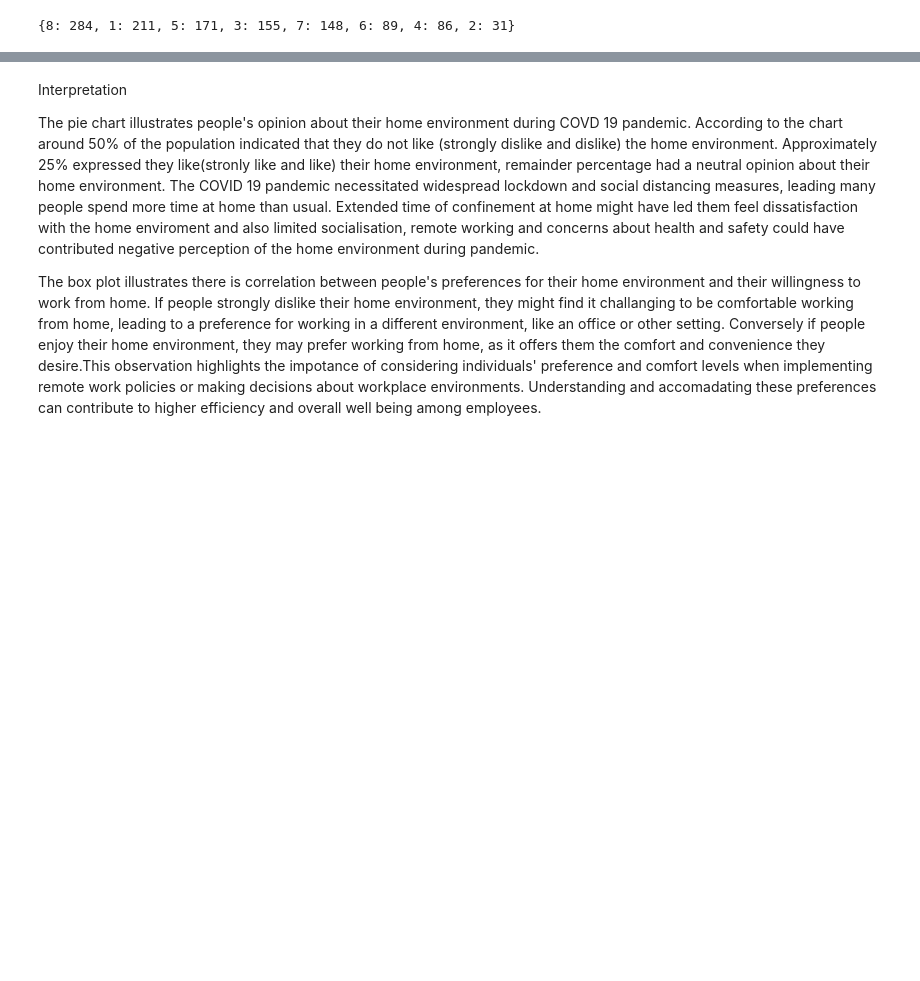
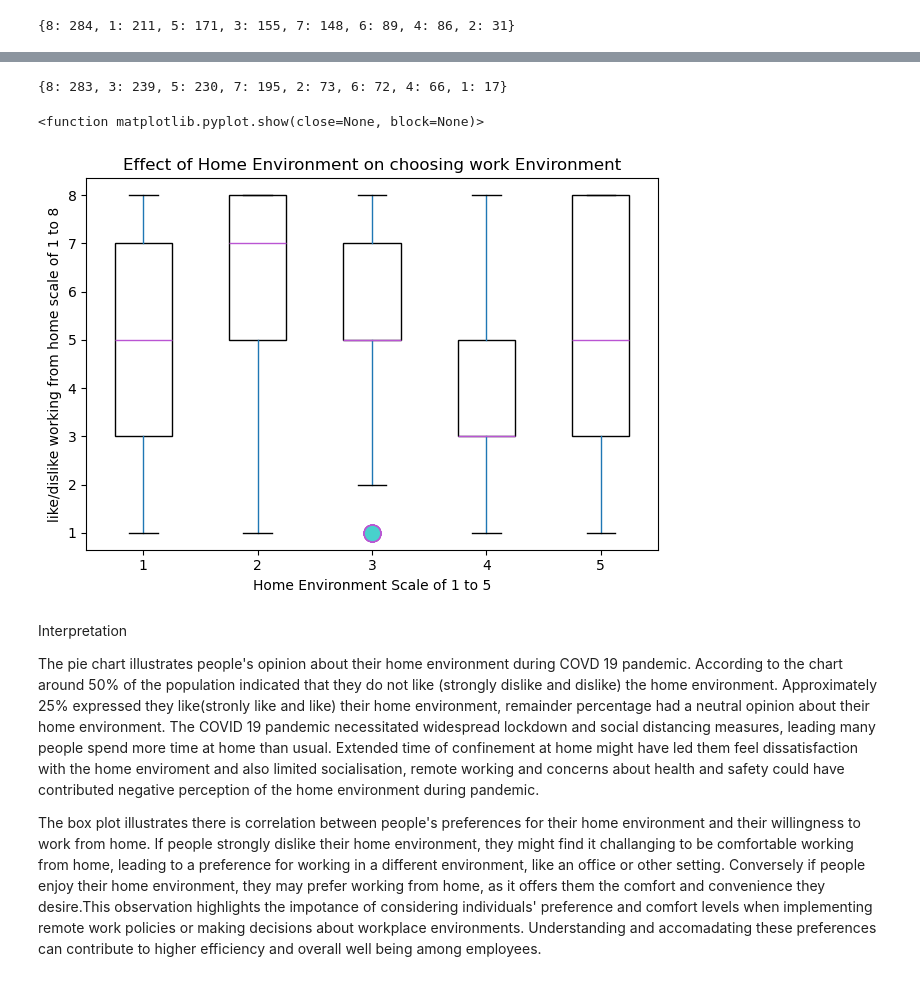
Before and after one commit to AayushiDaliparthi/Project_1_uoft, a Jupyter notebook: sharu.ipynb, the cells around one changed output, grey strips where cells are left out. Drawn from its saved outputs; the diff is of its cells as text; code cells hidden in the pictures; blank space fills up the shorter version.

```diff
--- a/sharu.ipynb
+++ b/sharu.ipynb
@@ -174,3 +174,29 @@ plt.show
+# %%
+# determininng the unique counts of individual scales(1 to 8) in scaled like working from home
+individual_scale_counts = {}
+individual_scale_counts = df["scaled_like_hw"].value_counts()
+dict(individual_scale_counts)
+# %% [output]
+{8: 283, 3: 239, 5: 230, 7: 195, 2: 73, 6: 72, 4: 66, 1: 17}
+# %%
+# create a box plot to see how home environment related to liking of working from home
+df.boxplot( by="home_env",column=["scaled_like_hw"],
+           patch_artist=True,
+           boxprops=dict(facecolor="white"),
+           medianprops=dict(color="mediumorchid"),
+           flierprops=dict(marker="o",markerfacecolor="mediumturquoise",
+           markersize=12,linestyle="none",markeredgecolor="mediumorchid"))
+plt.title("Effect of Home Environment on choosing work Environment")
+plt.suptitle("")
+plt.xlabel("Home Environment Scale of 1 to 5")
+plt.ylabel("like/dislike working from home scale of 1 to 8")
+plt.xticks([1,2,3,4,5])
+plt.grid(False)
+plt.tight_layout()
+plt.show
+# %% [output]
+<function matplotlib.pyplot.show(close=None, block=None)>
+[figure, added]
 # %% [markdown]
 Interpretation
 
```
Also changed, not shown: parts of 1 cell of this notebook, 2 other files.
